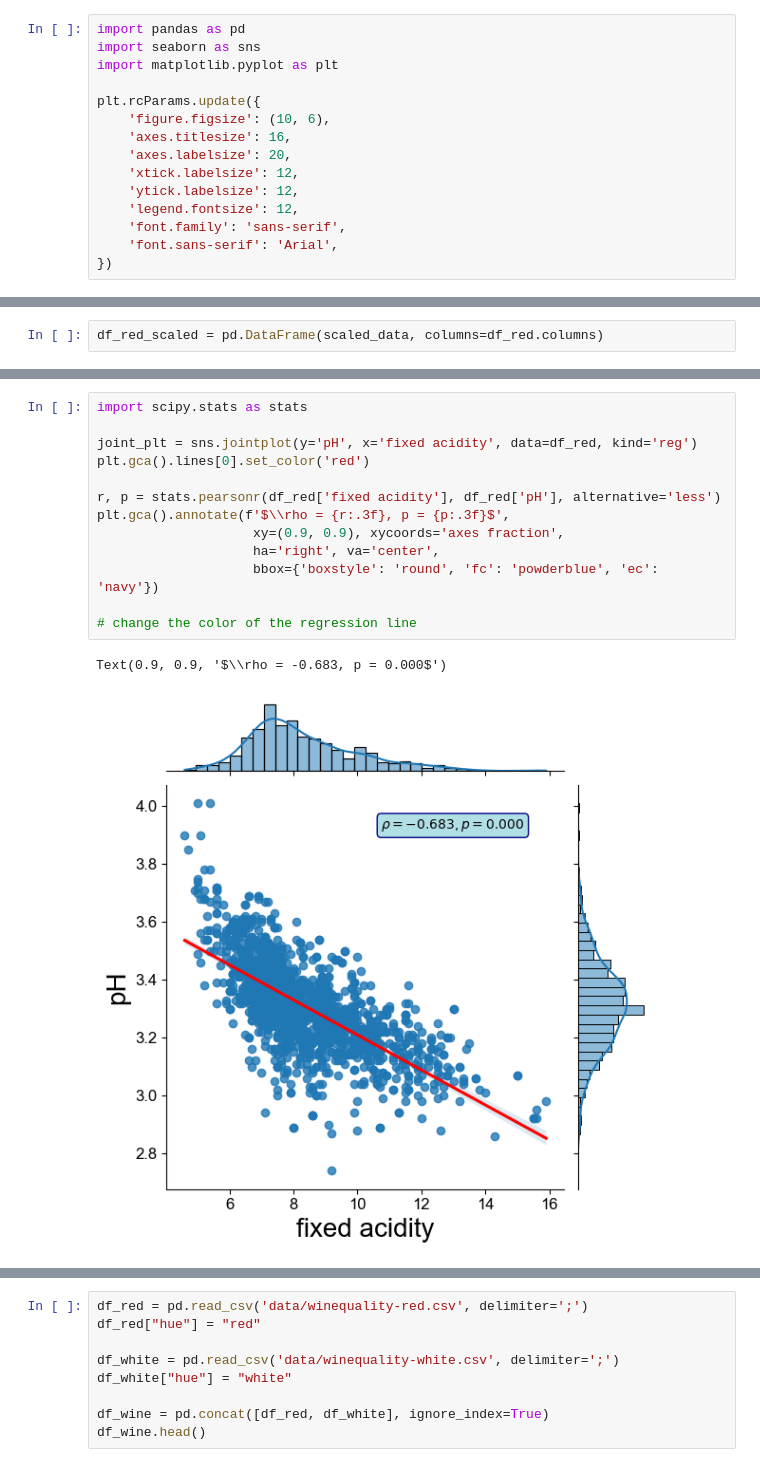
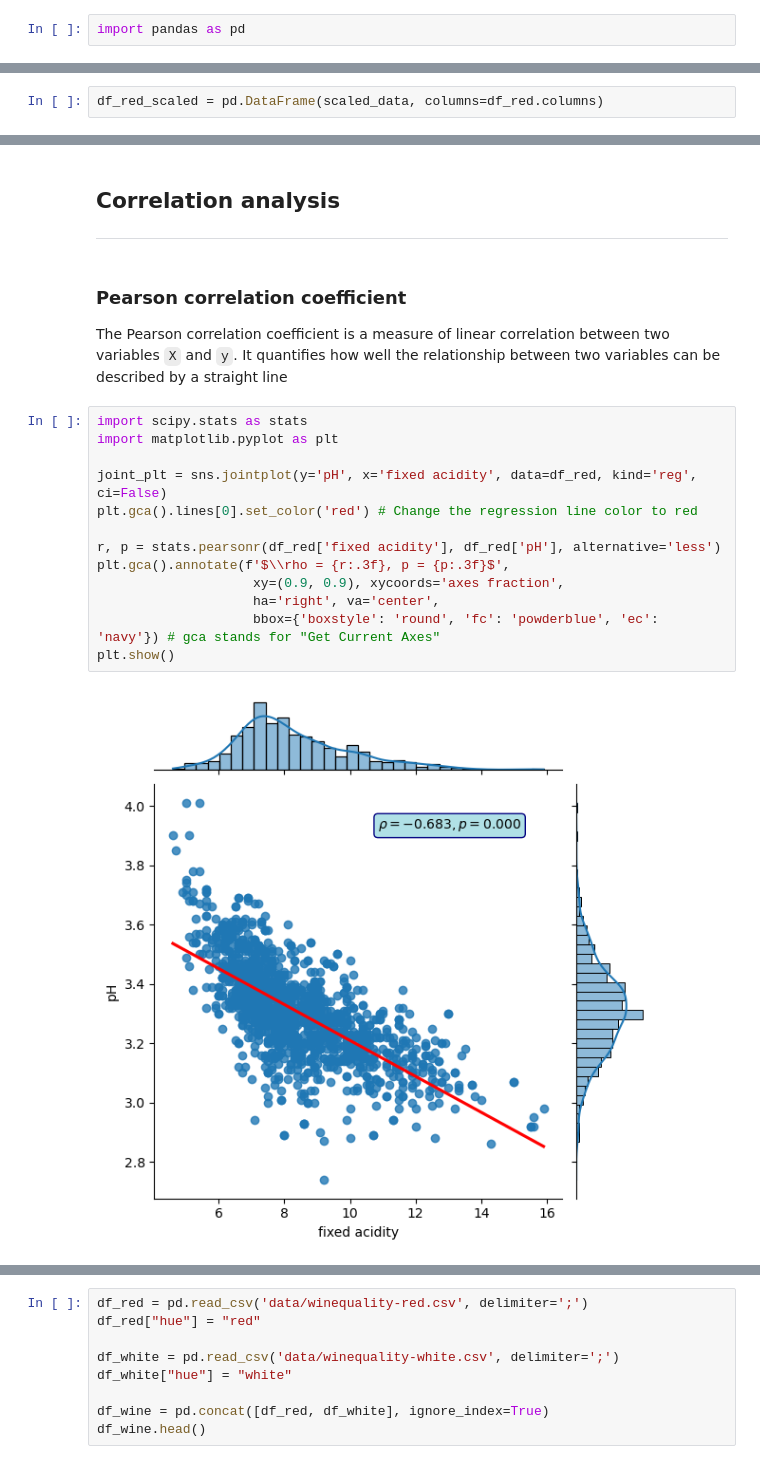
Before and after one commit to CTO-JKU/python-workshop, a Jupyter notebook: 03_Exploratory_data_analysis.ipynb, the cells around one changed output, grey strips where cells are left out. Drawn from its saved outputs; the diff is of its cells as text.

```diff
--- a/03_Exploratory_data_analysis.ipynb
+++ b/03_Exploratory_data_analysis.ipynb
@@ -1,17 +3,4 @@
 # %%
 import pandas as pd
-import seaborn as sns
-import matplotlib.pyplot as plt
-
-plt.rcParams.update({
-    'figure.figsize': (10, 6),
-    'axes.titlesize': 16,
-    'axes.labelsize': 20,
-    'xtick.labelsize': 12,
-    'ytick.labelsize': 12,
-    'legend.fontsize': 12,
-    'font.family': 'sans-serif',
-    'font.sans-serif': 'Arial',
-})
 # %%
 df_red = pd.read_csv('data/winequality-red.csv', delimiter=';')
@@ -55,16 +52,21 @@ sns.boxplot(data=df_red_scaled, orient="h")
+# %% [markdown]
+## Correlation analysis
+---
+# %% [markdown]
+### Pearson correlation coefficient
+The Pearson correlation coefficient is a measure of linear correlation between two variables `X` and `y`. It quantifies how well the relationship between two variables can be described by a straight line
 # %%
 import scipy.stats as stats
+import matplotlib.pyplot as plt
 
-joint_plt = sns.jointplot(y='pH', x='fixed acidity', data=df_red, kind='reg')
-plt.gca().lines[0].set_color('red')
+joint_plt = sns.jointplot(y='pH', x='fixed acidity', data=df_red, kind='reg', ci=False)
+plt.gca().lines[0].set_color('red') # Change the regression line color to red
 
 r, p = stats.pearsonr(df_red['fixed acidity'], df_red['pH'], alternative='less')
 plt.gca().annotate(f'$\\rho = {r:.3f}, p = {p:.3f}$',
                     xy=(0.9, 0.9), xycoords='axes fraction',
                     ha='right', va='center',
-                    bbox={'boxstyle': 'round', 'fc': 'powderblue', 'ec': 'navy'})
-
-# change the color of the regression line
+                    bbox={'boxstyle': 'round', 'fc': 'powderblue', 'ec': 'navy'}) # gca stands for "Get Current Axes"
+plt.show()
 # %% [output]
-Text(0.9, 0.9, '$\\rho = -0.683, p = 0.000$')
-[figure, old version]
+[figure, new version]
```
Also changed, not shown: parts of 16 cells of this notebook, 2 other files.
